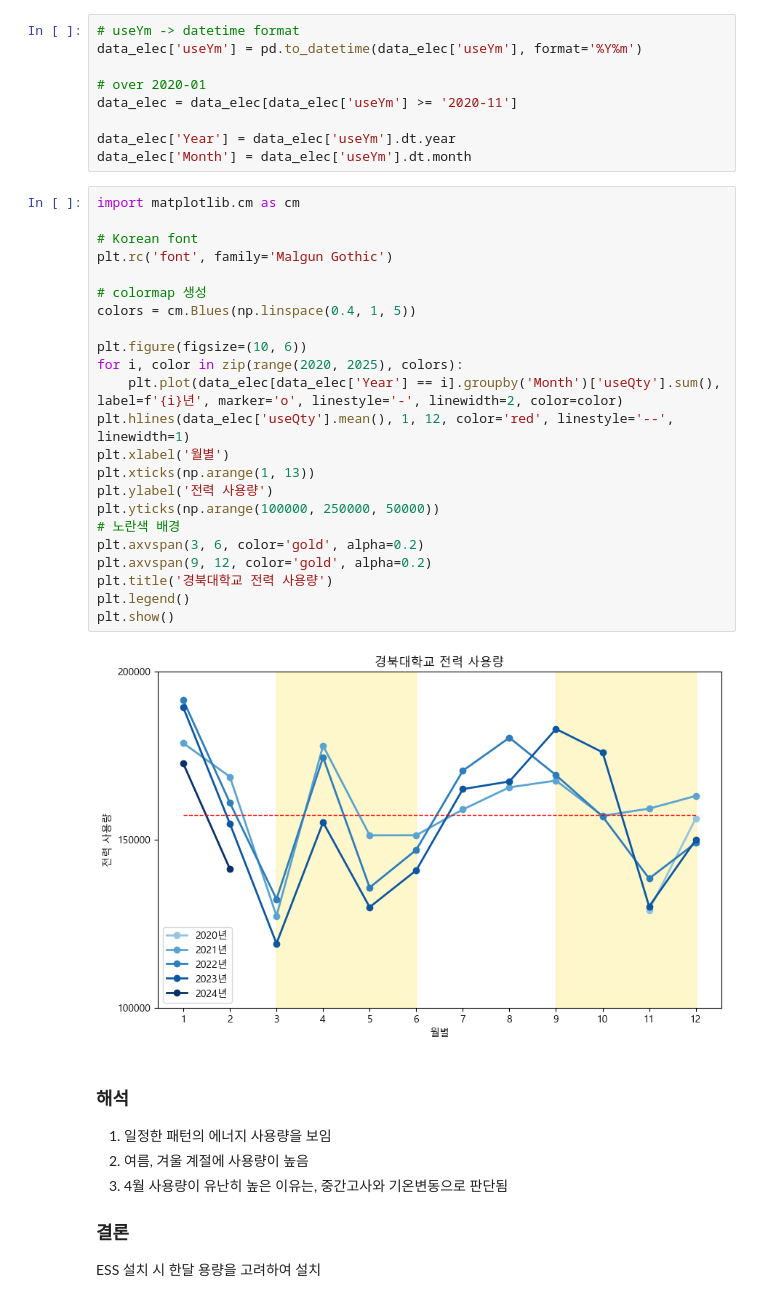
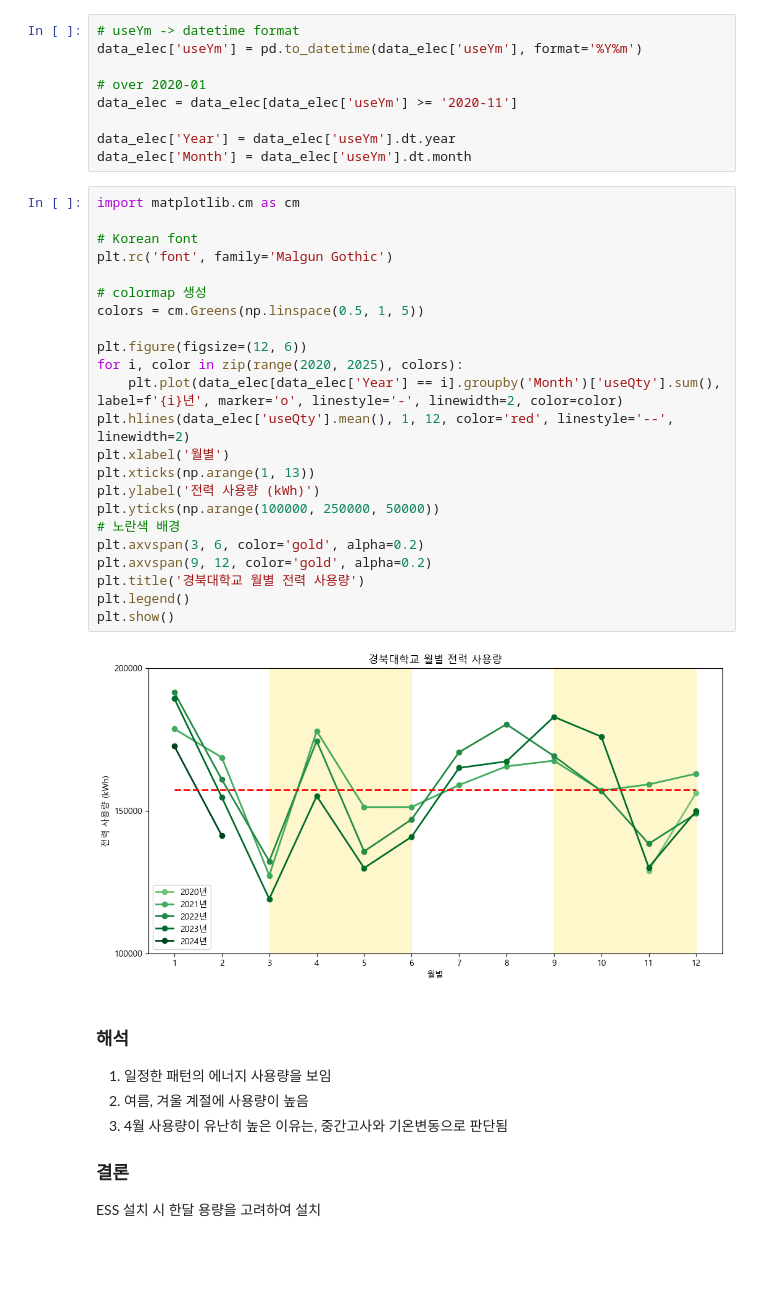
Before and after one commit to zeenoo11/Project_LivingLab, a Jupyter notebook: Projects/C01_Analysis_for_report.ipynb, the cells around one changed output. Cells and saved outputs as stored; diff of their text form; blank space fills up the shorter version.

```diff
--- a/Projects/C01_Analysis_for_report.ipynb
+++ b/Projects/C01_Analysis_for_report.ipynb
@@ -48,28 +48,28 @@ data_elec['Month'] = data_elec['useYm'].dt.month
 # %%
 import matplotlib.cm as cm
 
 # Korean font
 plt.rc('font', family='Malgun Gothic')
 
 # colormap 생성
-colors = cm.Blues(np.linspace(0.4, 1, 5))
+colors = cm.Greens(np.linspace(0.5, 1, 5))
 
-plt.figure(figsize=(10, 6))
+plt.figure(figsize=(12, 6))
 for i, color in zip(range(2020, 2025), colors):
     plt.plot(data_elec[data_elec['Year'] == i].groupby('Month')['useQty'].sum(), label=f'{i}년', marker='o', linestyle='-', linewidth=2, color=color)
-plt.hlines(data_elec['useQty'].mean(), 1, 12, color='red', linestyle='--', linewidth=1)
+plt.hlines(data_elec['useQty'].mean(), 1, 12, color='red', linestyle='--', linewidth=2)
 plt.xlabel('월별')
 plt.xticks(np.arange(1, 13))
-plt.ylabel('전력 사용량')
+plt.ylabel('전력 사용량 (kWh)')
 plt.yticks(np.arange(100000, 250000, 50000))
 # 노란색 배경
 plt.axvspan(3, 6, color='gold', alpha=0.2)
 plt.axvspan(9, 12, color='gold', alpha=0.2)
-plt.title('경북대학교 전력 사용량')
+plt.title('경북대학교 월별 전력 사용량')
 plt.legend()
 plt.show()
 # %% [output]
-[figure, old version]
+[figure, new version]
 # %% [markdown]
 ### 해석
 1. 일정한 패턴의 에너지 사용량을 보임
```
Also changed, not shown: parts of 2 cells of this notebook, 2 other files.
